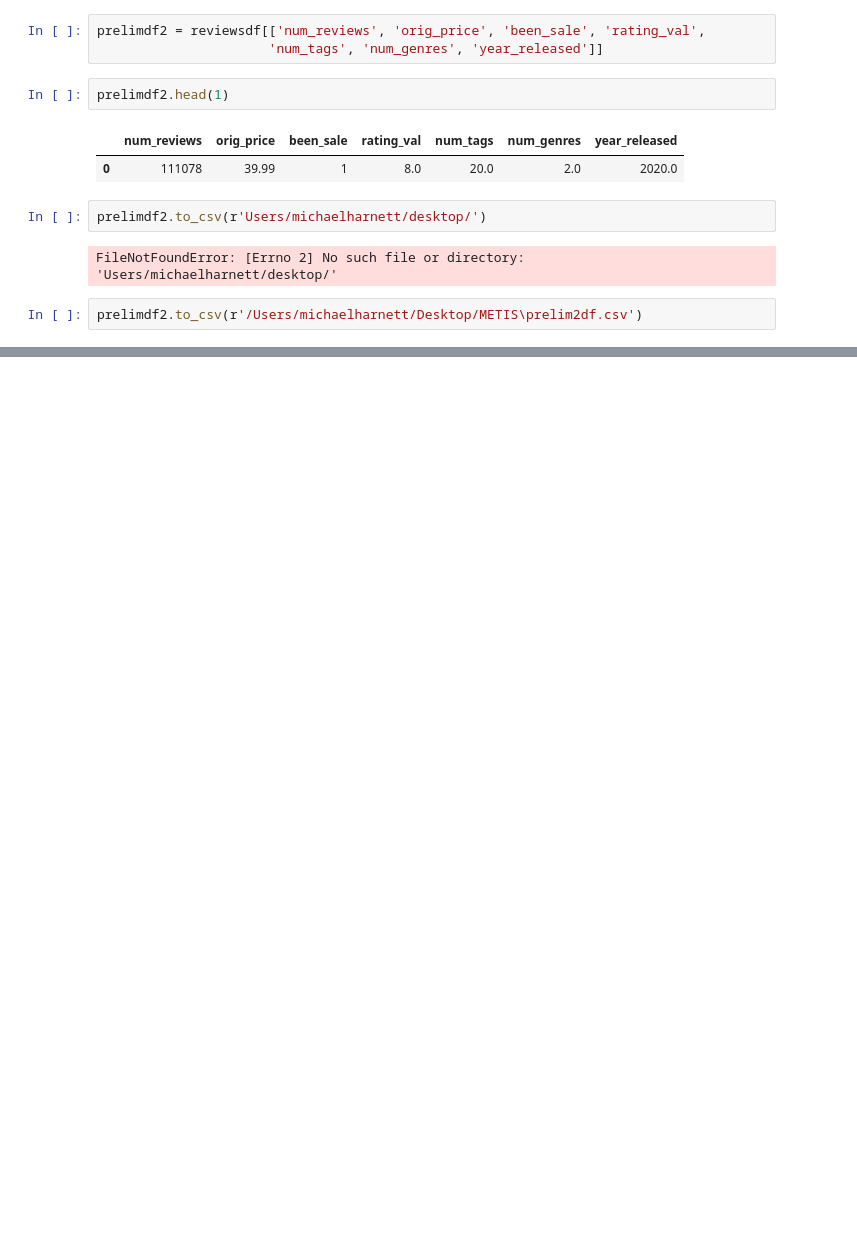
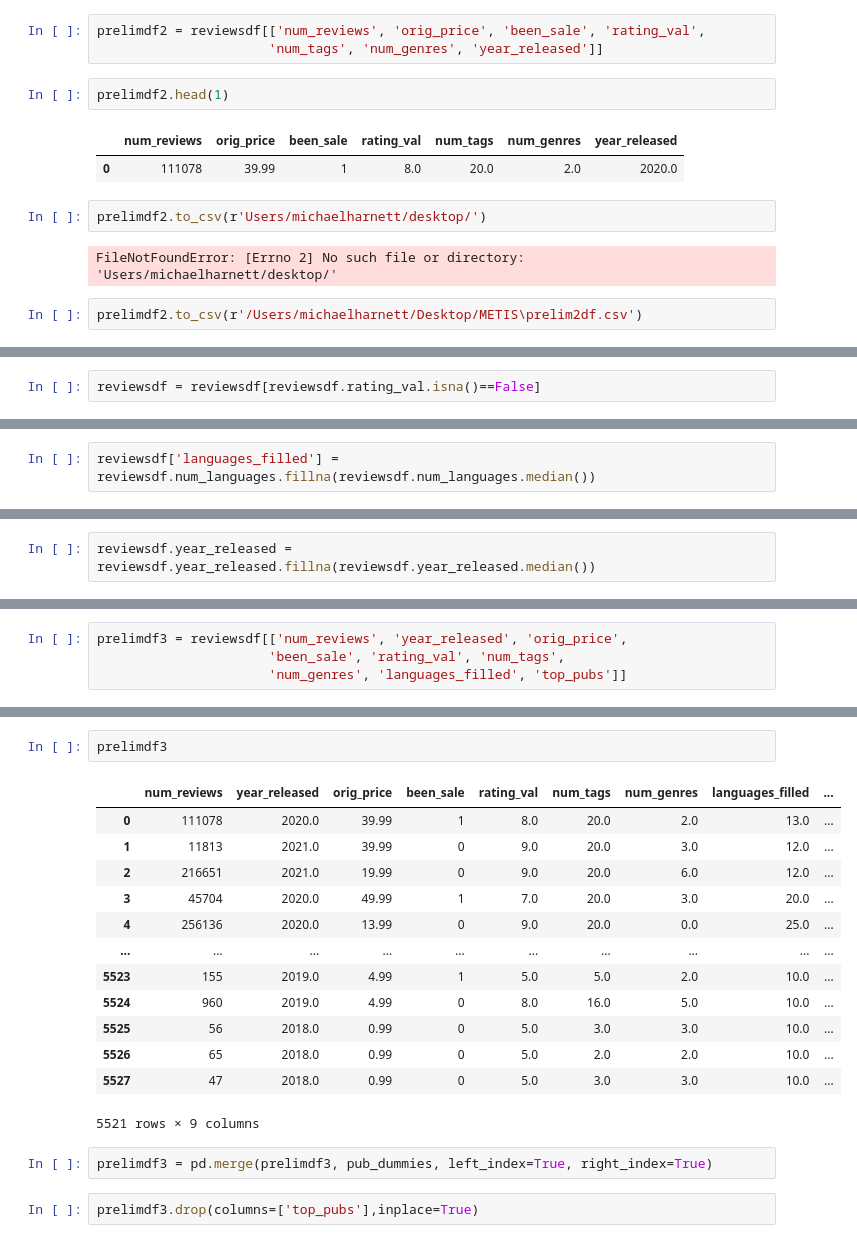
Before and after one commit to MichaelHarnett/Regression_Metis, a Jupyter notebook: df_editing.ipynb, the cells around one changed output, grey strips where cells are left out. Cells and saved outputs as stored; diff of their text form; blank space fills up the shorter version.

Commit message:
tested correlations and features with prelimdf3

```diff
--- a/df_editing.ipynb
+++ b/df_editing.ipynb
@@ -912,0 +951,2 @@ prelimdf2.to_csv(r'/Users/michaelharnett/Desktop/METIS\prelim2df.csv')
+# %%
+reviewsdf = reviewsdf[reviewsdf.rating_val.isna()==False]
@@ -912,0 +973,2 @@ prelimdf2.to_csv(r'/Users/michaelharnett/Desktop/METIS\prelim2df.csv')
+# %%
+reviewsdf['languages_filled'] = reviewsdf.num_languages.fillna(reviewsdf.num_languages.median())
@@ -912,0 +1007,2 @@ prelimdf2.to_csv(r'/Users/michaelharnett/Desktop/METIS\prelim2df.csv')
+# %%
+reviewsdf.year_released = reviewsdf.year_released.fillna(reviewsdf.year_released.median())
@@ -912,0 +1048,4 @@ prelimdf2.to_csv(r'/Users/michaelharnett/Desktop/METIS\prelim2df.csv')
+# %%
+prelimdf3 = reviewsdf[['num_reviews', 'year_released', 'orig_price',
+                      'been_sale', 'rating_val', 'num_tags',
+                      'num_genres', 'languages_filled', 'top_pubs']]
@@ -912,0 +1113,20 @@ prelimdf2.to_csv(r'/Users/michaelharnett/Desktop/METIS\prelim2df.csv')
+# %%
+prelimdf3
+# %% [output]
+|  | num_reviews | year_released | orig_price | been_sale | rating_val | num_tags | num_genres | languages_filled | ... |
+| 0 | 111078 | 2020.0 | 39.99 | 1 | 8.0 | 20.0 | 2.0 | 13.0 | ... |
+| 1 | 11813 | 2021.0 | 39.99 | 0 | 9.0 | 20.0 | 3.0 | 12.0 | ... |
+| 2 | 216651 | 2021.0 | 19.99 | 0 | 9.0 | 20.0 | 6.0 | 12.0 | ... |
+| 3 | 45704 | 2020.0 | 49.99 | 1 | 7.0 | 20.0 | 3.0 | 20.0 | ... |
+| 4 | 256136 | 2020.0 | 13.99 | 0 | 9.0 | 20.0 | 0.0 | 25.0 | ... |
+| ... | ... | ... | ... | ... | ... | ... | ... | ... | ... |
+| 5523 | 155 | 2019.0 | 4.99 | 1 | 5.0 | 5.0 | 2.0 | 10.0 | ... |
+| 5524 | 960 | 2019.0 | 4.99 | 0 | 8.0 | 16.0 | 5.0 | 10.0 | ... |
+| 5525 | 56 | 2018.0 | 0.99 | 0 | 5.0 | 3.0 | 3.0 | 10.0 | ... |
+| 5526 | 65 | 2018.0 | 0.99 | 0 | 5.0 | 2.0 | 2.0 | 10.0 | ... |
+| 5527 | 47 | 2018.0 | 0.99 | 0 | 5.0 | 3.0 | 3.0 | 10.0 | ... |
+5521 rows × 9 columns
+# %%
+prelimdf3 = pd.merge(prelimdf3, pub_dummies, left_index=True, right_index=True)
+# %%
+prelimdf3.drop(columns=['top_pubs'],inplace=True)
```
Also changed, not shown: parts of 22 cells of this notebook, 1 other file.
